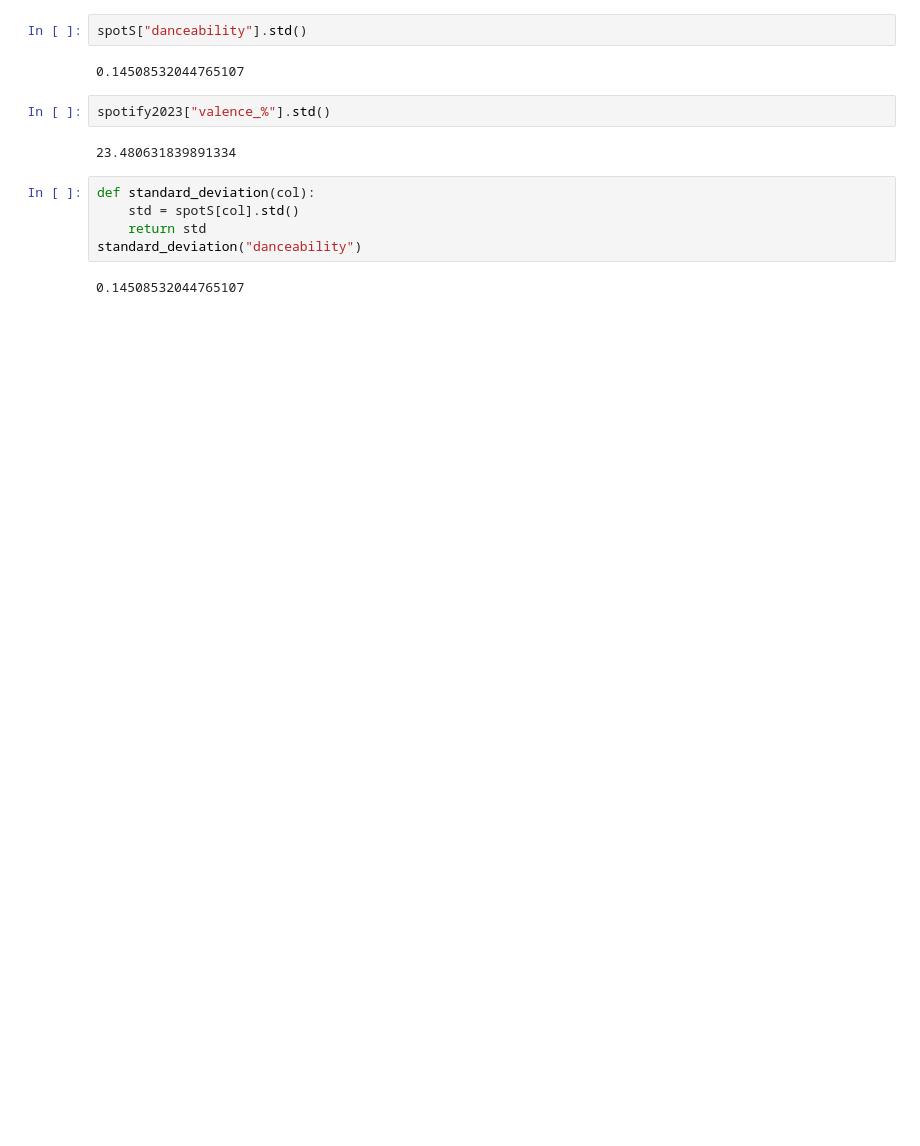
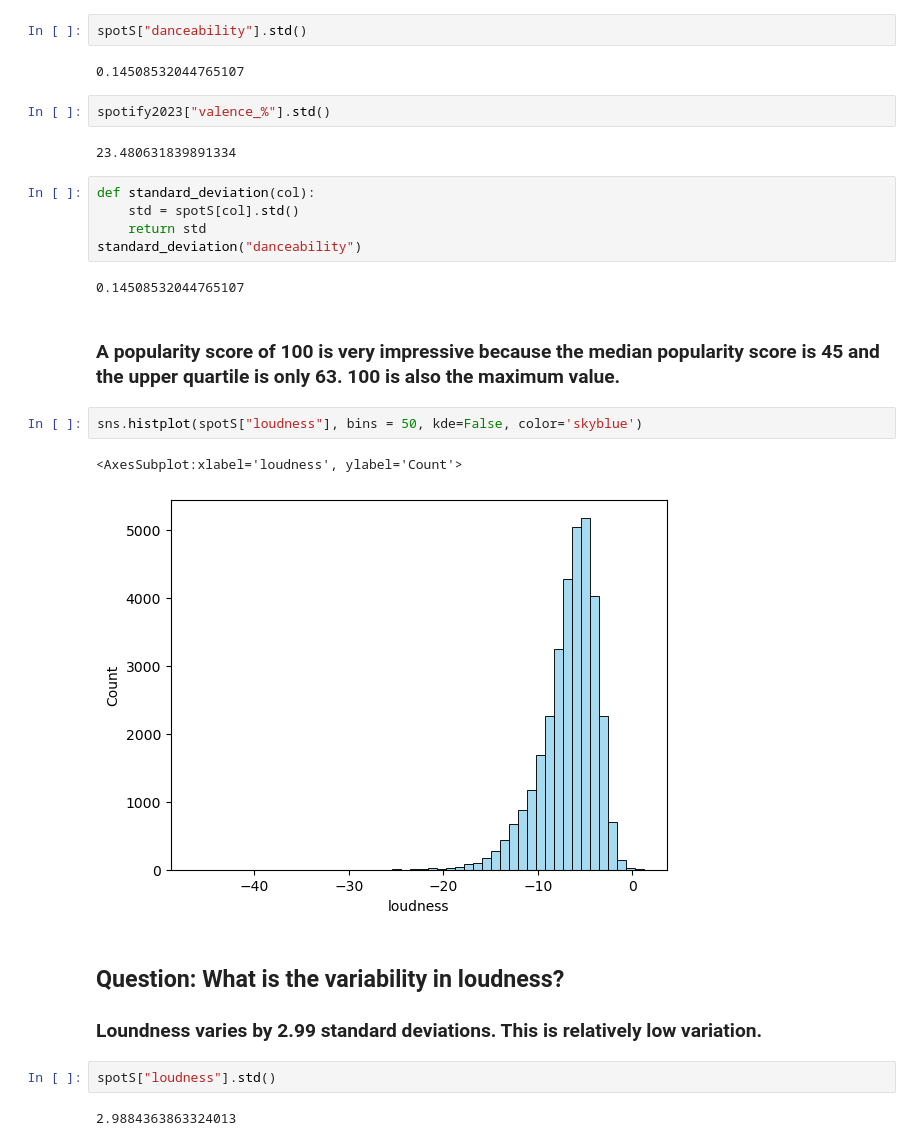
Before and after one commit to Rain0rShine/Artificial-Intelligence, a Jupyter notebook: Semester 1/Spotify/Spotify Songs.ipynb, the cells around one changed output. Saved outputs shown, nothing was run; the diff lists cells and outputs as text; blank space fills up the shorter version.

```diff
--- a/Semester 1/Spotify/Spotify Songs.ipynb
+++ b/Semester 1/Spotify/Spotify Songs.ipynb
@@ -92,3 +92,17 @@ def standard_deviation(col):
 standard_deviation("danceability")
 # %% [output]
 0.14508532044765107
+# %% [markdown]
+### A popularity score of 100 is very impressive because the median popularity score is 45 and the upper quartile is only 63. 100 is also the maximum value.
+# %%
+sns.histplot(spotS["loudness"], bins = 50, kde=False, color='skyblue')
+# %% [output]
+<AxesSubplot:xlabel='loudness', ylabel='Count'>
+[figure, added]
+# %% [markdown]
+## Question: What is the variability in loudness?
+### Loundness varies by 2.99 standard deviations. This is relatively low variation.
+# %%
+spotS["loudness"].std()
+# %% [output]
+2.9884363863324013
```
